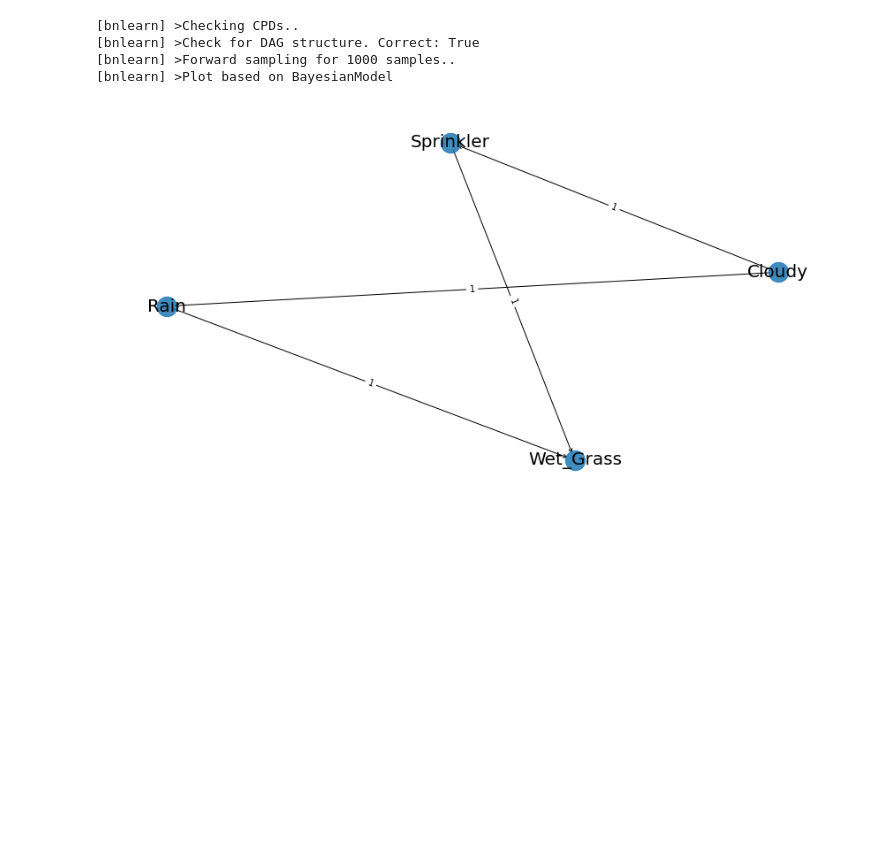
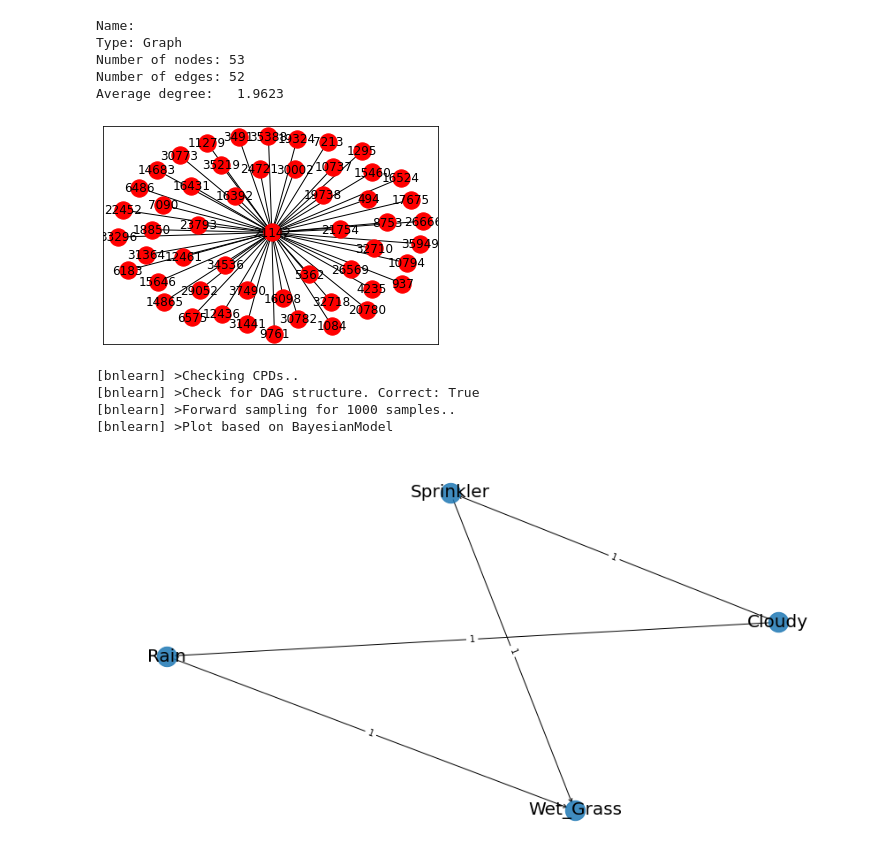
Before and after one commit to ryankarlos/Bayesian_networks, a Jupyter notebook: notebooks/pgmpy.ipynb, the cells around one changed output. Saved outputs shown, nothing was run; the diff lists cells and outputs as text; code cells hidden in the pictures; blank space fills up the shorter version.

```diff
--- a/notebooks/pgmpy.ipynb
+++ b/notebooks/pgmpy.ipynb
@@ -150,15 +29,0 @@ Name: 20880 | Betweenness Centrality: 0.002002002002002002 | Degree: 2 | Modular
-# %%
-density = nx.density(G)
-print("Network density:", density)
-source = 1085
-target = 19263
-shortest_path = nx.shortest_path(G, source=source, target=target)
-
-print("Shortest path between user1 and user2:", shortest_path)
-
-
-'''
-for i,c in enumerate(communities): # Loop through the list of communities
-    if len(c) > 2: # Filter out modularity classes with 2 or fewer nodes
-        print('Class '+str(i)+':', list(c)) # Print out the classes and their members
-'''
@@ -186,0 +204,8 @@ df.plot.bar(x='class', y='count')
+# %%
+communities, result_dicts = compute_metrics(prune_nx)
+prune_nx = set_attributes(prune_nx, **result_dicts)
+top_metrics = top_betweeness_nodes_with_attributes(prune_nx, top_n=20)
+top_metrics.head()
+
+shortest = shortest_path(prune_nx, source_id=1085, target_id=19263)
+community_count = plot_community_class_count(communities)
@@ -187 +219,15 @@ df.plot.bar(x='class', y='count')
+# %%
+# this returns the entire graph as only one component in this graph
+#components, largest_component = connected_components(prune_nx)
+#subgraph = plot_subgraph(prune_nx, largest_component)
+# ego graph
+
+ego_nx = plot_ego_network(prune_nx, 21142, radius = 1)
+# %% [output]
+Name:
+Type: Graph
+Number of nodes: 53
+Number of edges: 52
+Average degree:   1.9623
+[figure, added]
 # %%
```
Also changed, not shown: parts of 18 cells of this notebook.
